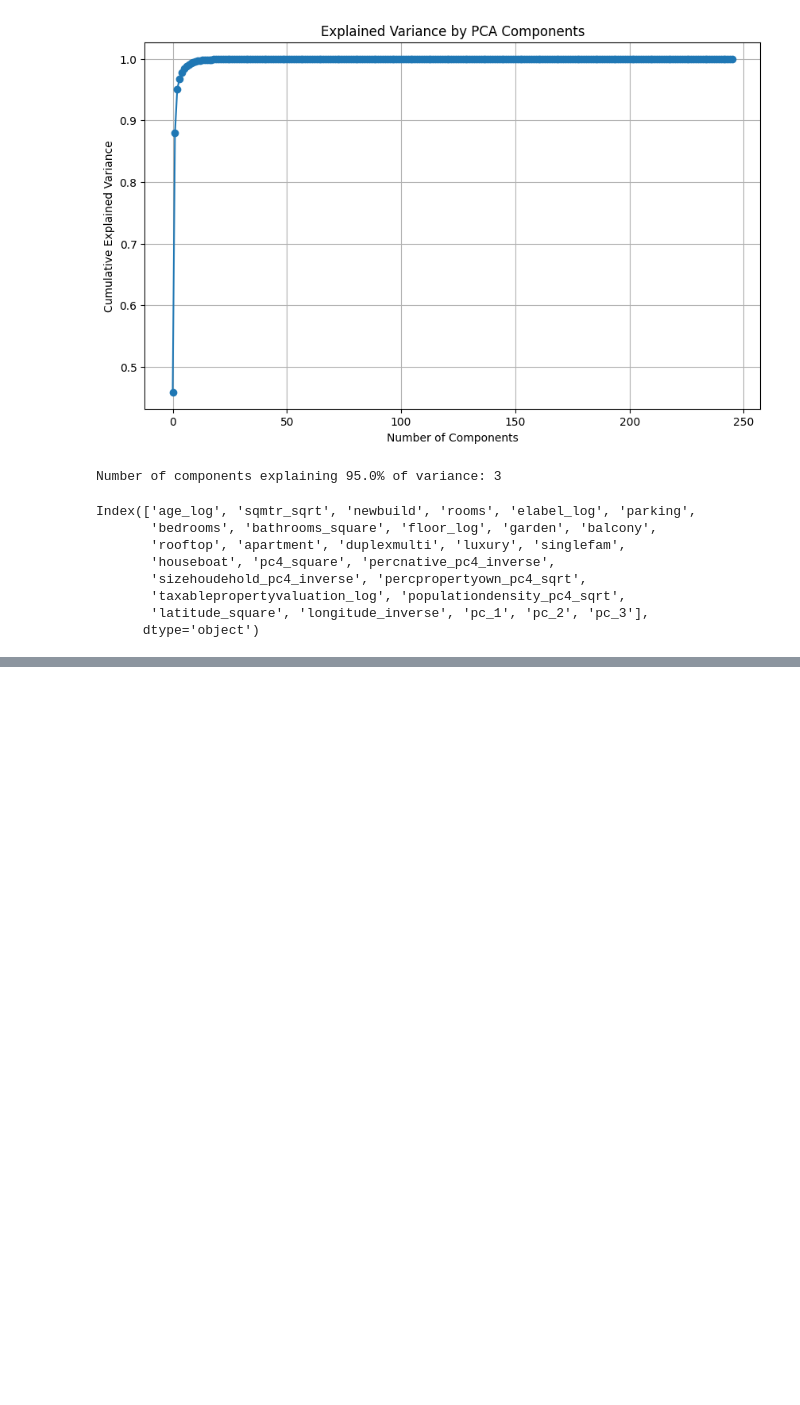
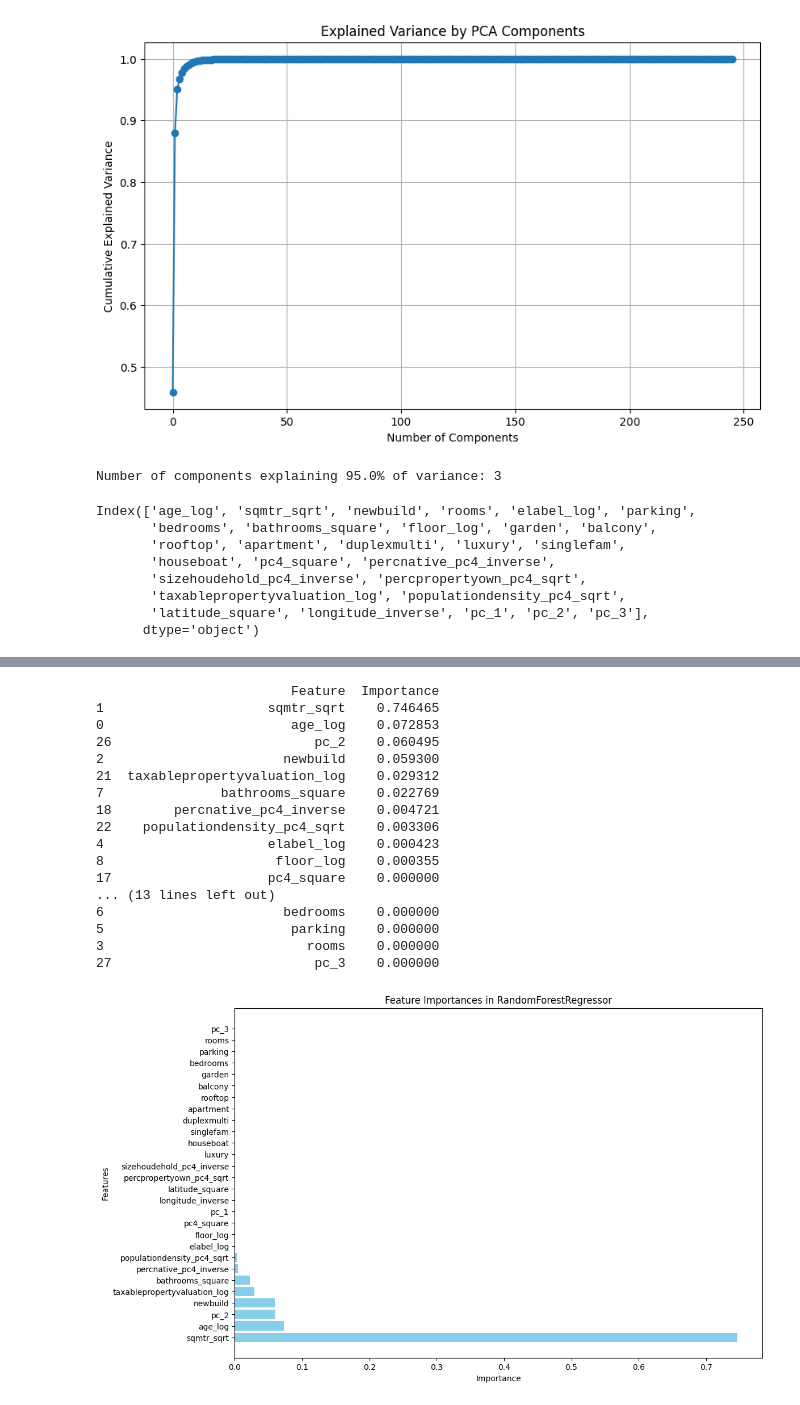
Before and after one commit to TheAphander/rentalprediction, a Jupyter notebook: pca.ipynb, the cells around one changed output, grey strips where cells are left out. Cells and saved outputs as stored; diff of their text form; code cells hidden in the pictures; blank space fills up the shorter version.

```diff
--- a/pca.ipynb
+++ b/pca.ipynb
@@ -438,0 +324,43 @@ plt.show()
+# %%
+from sklearn.ensemble import RandomForestRegressor
+regr = RandomForestRegressor(max_depth=2, random_state=41)
+regr.fit(X_train_final, y_train)
+importances = regr.feature_importances_
+features = X_train_final.columns
+
+importance_df = pd.DataFrame({
+    'Feature': features,
+    'Importance': importances
+})
+
+importance_df = importance_df.sort_values(by='Importance', ascending=False)
+print(importance_df)
+
+# Plot feature importances
+import matplotlib.pyplot as plt
+
+plt.figure(figsize=(12, 8))
+plt.barh(importance_df['Feature'], importance_df['Importance'], color='skyblue')
+plt.xlabel('Importance')
+plt.ylabel('Features')
+plt.title('Feature Importances in RandomForestRegressor')
+plt.show()
+# %% [output]
+                         Feature  Importance
+1                     sqmtr_sqrt    0.746465
+0                        age_log    0.072853
+26                          pc_2    0.060495
+2                       newbuild    0.059300
+21  taxablepropertyvaluation_log    0.029312
+7               bathrooms_square    0.022769
+18        percnative_pc4_inverse    0.004721
+22    populationdensity_pc4_sqrt    0.003306
+4                     elabel_log    0.000423
+8                      floor_log    0.000355
+17                    pc4_square    0.000000
+... (13 lines left out)
+6                       bedrooms    0.000000
+5                        parking    0.000000
+3                          rooms    0.000000
+27                          pc_3    0.000000
+[figure, added]
```
Also changed, not shown: parts of 12 cells of this notebook.
